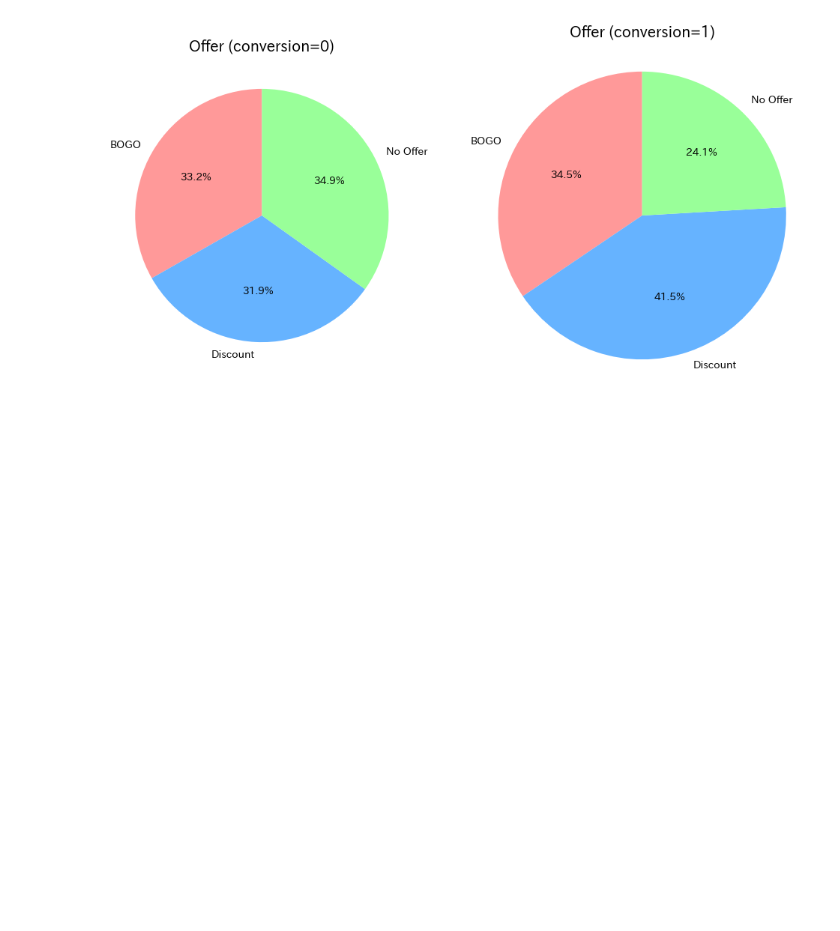
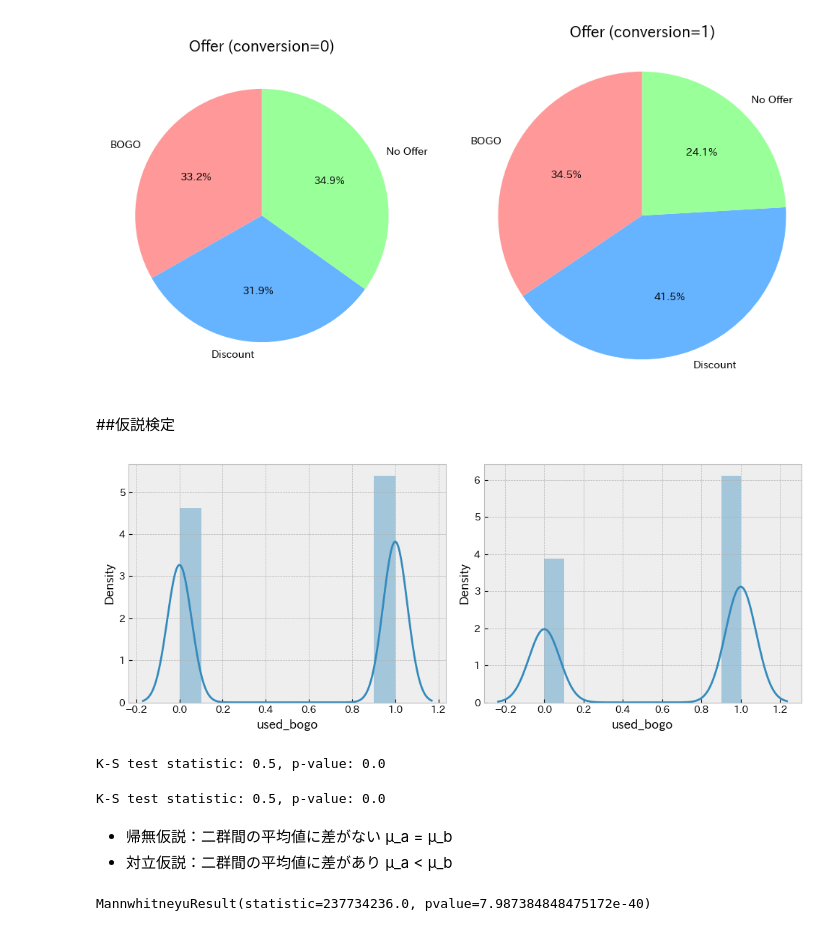
Before and after one commit to Yuta0953/my-first-repo, a Jupyter notebook: conversionごとにグループ作成.ipynb, the cells around one changed output. Cells and saved outputs as stored; diff of their text form; code cells hidden in the pictures; blank space fills up the shorter version.

```diff
--- a/conversionごとにグループ作成.ipynb
+++ b/conversionごとにグループ作成.ipynb
@@ -271,3 +271,34 @@ plt.axis('equal')
 plt.show()
 # %% [output]
 [figure]
+# %% [markdown]
+##仮説検定
+# %%
+# 分布の確認
+plt.figure(figsize=(10, 4))
+plt.subplot(1, 2, 1)
+sns.distplot(_df_0['used_bogo'], bins=10)
+plt.subplot(1, 2, 2)
+sns.distplot(_df_1['used_bogo'], bins=10)
+plt.tight_layout()
+# %% [output]
+[figure, added]
+# %%
+##正規性の検定
+ks_statistic, ks_p_value = stats.kstest(_df_0['used_bogo'], 'norm')
+print(f'K-S test statistic: {ks_statistic}, p-value: {ks_p_value}')
+# %% [output]
+K-S test statistic: 0.5, p-value: 0.0
+# %%
+ks_statistic, ks_p_value = stats.kstest(_df_1['used_bogo'], 'norm')
+print(f'K-S test statistic: {ks_statistic}, p-value: {ks_p_value}')
+# %% [output]
+K-S test statistic: 0.5, p-value: 0.0
+# %% [markdown]
+*   帰無仮説：二群間の平均値に差がない μ_a = μ_b
+*   対立仮説：二群間の平均値に差があり μ_a < μ_b
+# %%
+# Mann-Whitney(マンホイットニー)のU検定
+stats.mannwhitneyu(_df_0['used_bogo'], _df_1['used_bogo'], alternative='less')
+# %% [output]
+MannwhitneyuResult(statistic=237734236.0, pvalue=7.987384848475172e-40)
```
Also changed, not shown: parts of 13 cells of this notebook.
